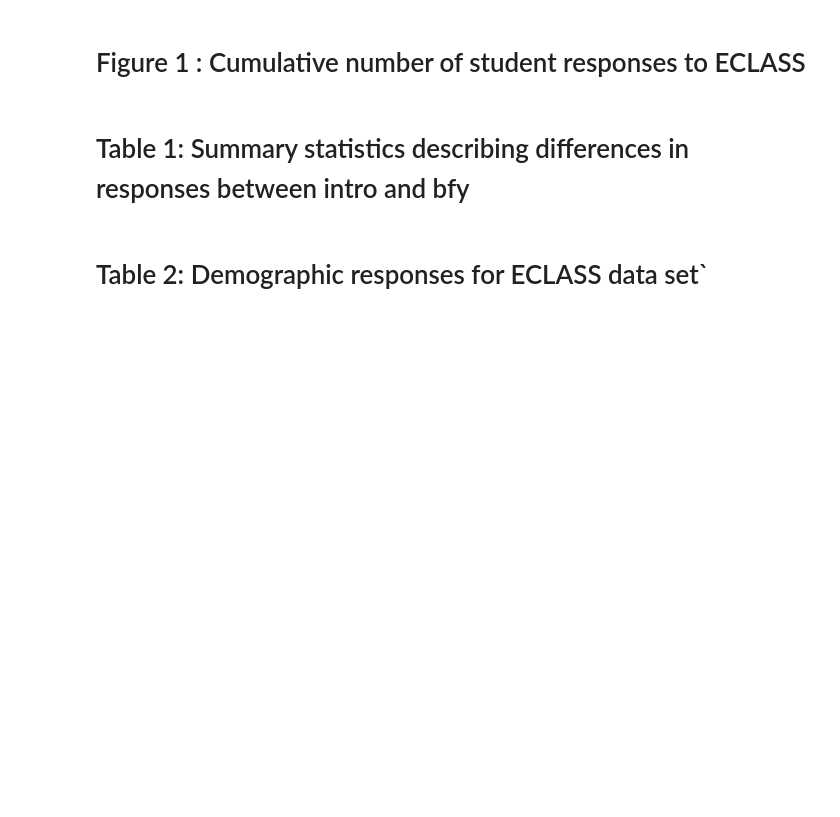
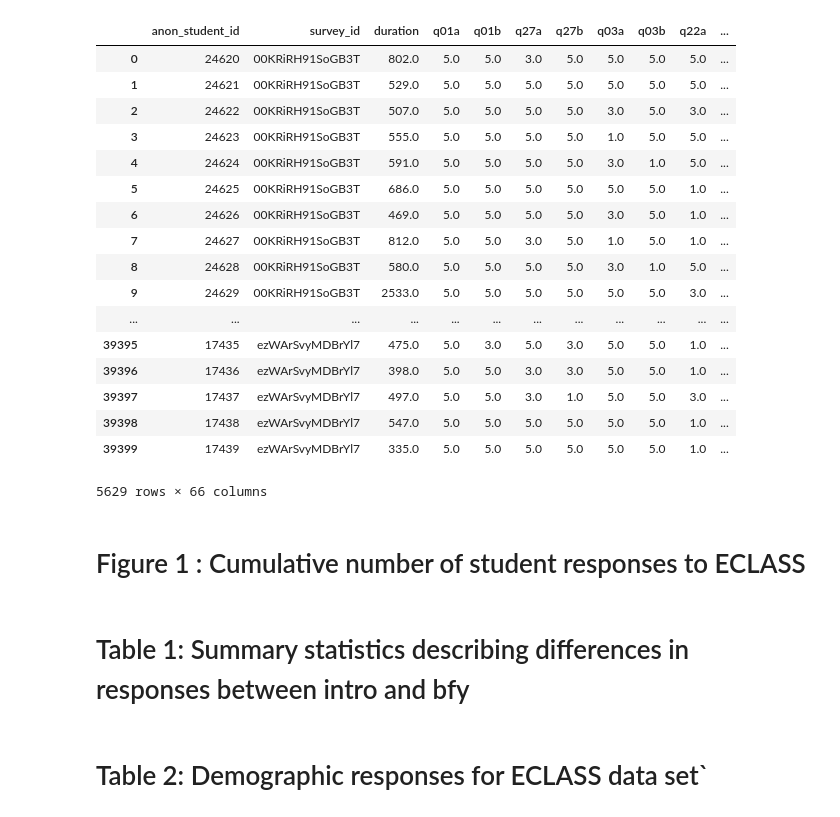
Before and after one commit to Lewandowski-Labs-PER/eclass-public, a Jupyter notebook: paper tables and plots.ipynb, the cells around one changed output. Drawn from its saved outputs; the diff is of its cells as text; code cells hidden in the pictures; blank space fills up the shorter version.

```diff
--- a/paper tables and plots.ipynb
+++ b/paper tables and plots.ipynb
@@ -13,3 +10,24 @@ e = DataHelper.eclass_data()
+# %%
+e.get_buffy_pre()
+# %% [output]
+|  | anon_student_id | survey_id | duration | q01a | q01b | q27a | q27b | q03a | q03b | q22a | ... |
+| 0 | 24620 | 00KRiRH91SoGB3T | 802.0 | 5.0 | 5.0 | 3.0 | 5.0 | 5.0 | 5.0 | 5.0 | ... |
+| 1 | 24621 | 00KRiRH91SoGB3T | 529.0 | 5.0 | 5.0 | 5.0 | 5.0 | 5.0 | 5.0 | 5.0 | ... |
+| 2 | 24622 | 00KRiRH91SoGB3T | 507.0 | 5.0 | 5.0 | 5.0 | 5.0 | 3.0 | 5.0 | 3.0 | ... |
+| 3 | 24623 | 00KRiRH91SoGB3T | 555.0 | 5.0 | 5.0 | 5.0 | 5.0 | 1.0 | 5.0 | 5.0 | ... |
+| 4 | 24624 | 00KRiRH91SoGB3T | 591.0 | 5.0 | 5.0 | 5.0 | 5.0 | 3.0 | 1.0 | 5.0 | ... |
+| 5 | 24625 | 00KRiRH91SoGB3T | 686.0 | 5.0 | 5.0 | 5.0 | 5.0 | 5.0 | 5.0 | 1.0 | ... |
+| 6 | 24626 | 00KRiRH91SoGB3T | 469.0 | 5.0 | 5.0 | 5.0 | 5.0 | 3.0 | 5.0 | 1.0 | ... |
+| 7 | 24627 | 00KRiRH91SoGB3T | 812.0 | 5.0 | 5.0 | 3.0 | 5.0 | 1.0 | 5.0 | 1.0 | ... |
+| 8 | 24628 | 00KRiRH91SoGB3T | 580.0 | 5.0 | 5.0 | 5.0 | 5.0 | 3.0 | 1.0 | 5.0 | ... |
+| 9 | 24629 | 00KRiRH91SoGB3T | 2533.0 | 5.0 | 5.0 | 5.0 | 5.0 | 5.0 | 5.0 | 3.0 | ... |
+| ... | ... | ... | ... | ... | ... | ... | ... | ... | ... | ... | ... |
+| 39395 | 17435 | ezWArSvyMDBrYl7 | 475.0 | 5.0 | 3.0 | 5.0 | 3.0 | 5.0 | 5.0 | 1.0 | ... |
+| 39396 | 17436 | ezWArSvyMDBrYl7 | 398.0 | 5.0 | 5.0 | 3.0 | 3.0 | 5.0 | 5.0 | 1.0 | ... |
+| 39397 | 17437 | ezWArSvyMDBrYl7 | 497.0 | 5.0 | 5.0 | 3.0 | 1.0 | 5.0 | 5.0 | 3.0 | ... |
+| 39398 | 17438 | ezWArSvyMDBrYl7 | 547.0 | 5.0 | 5.0 | 5.0 | 5.0 | 5.0 | 5.0 | 1.0 | ... |
+| 39399 | 17439 | ezWArSvyMDBrYl7 | 335.0 | 5.0 | 5.0 | 5.0 | 5.0 | 5.0 | 5.0 | 1.0 | ... |
+5629 rows × 66 columns
 # %% [markdown]
 # Figure 1 : Cumulative number of student responses to ECLASS
 # %% [markdown]
```
Also changed, not shown: parts of 1 cell of this notebook, 1 other file.
